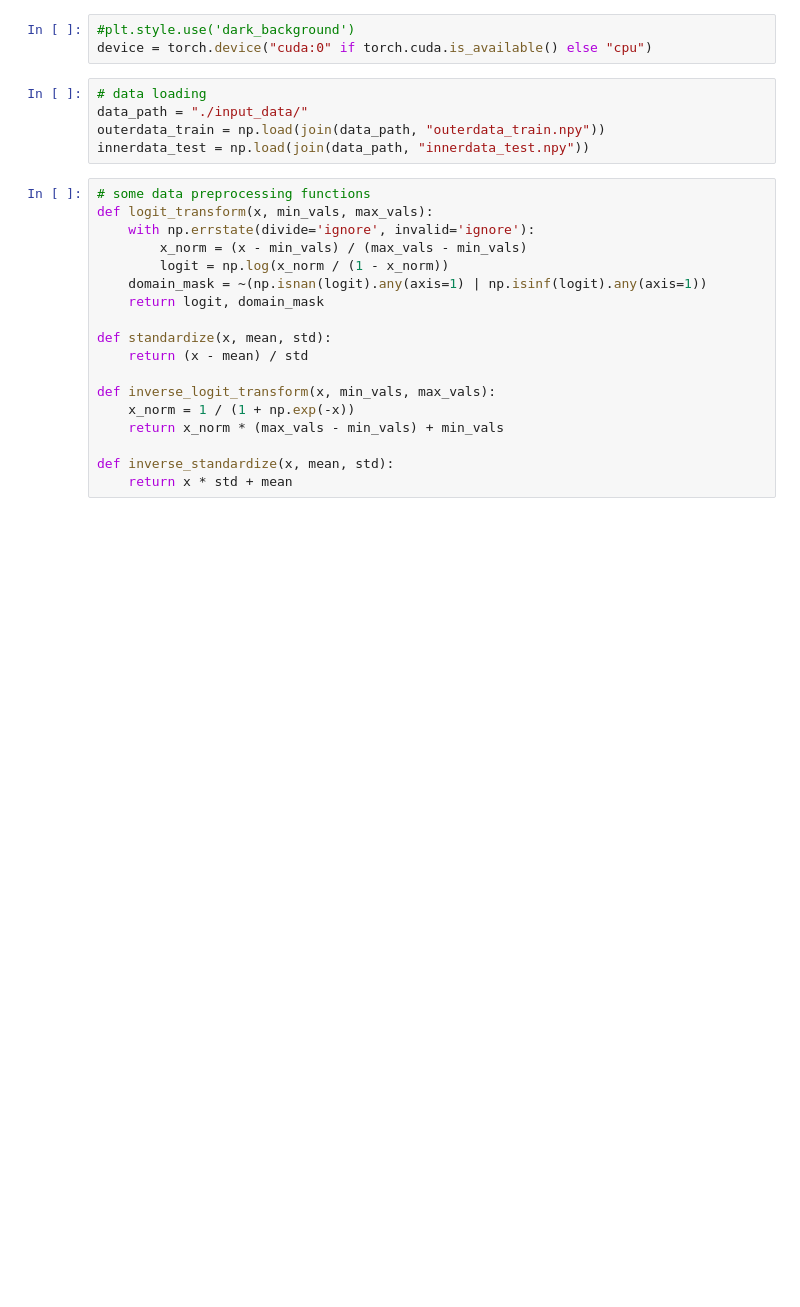
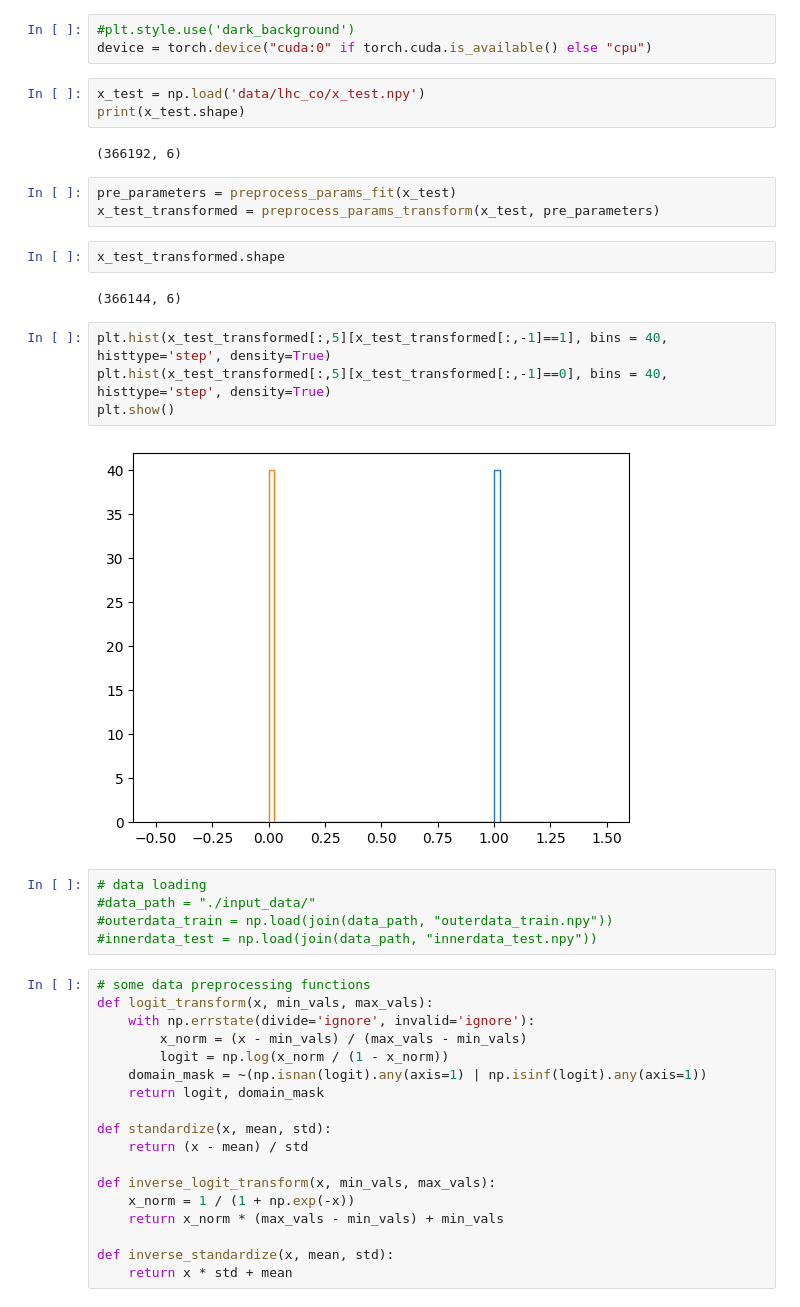
Before and after one commit to rd804/R-ANODE, a Jupyter notebook: notebooks/test_outer_model.ipynb, the cells around one changed output. Saved outputs shown, nothing was run; the diff lists cells and outputs as text; blank space fills up the shorter version.

```diff
--- a/notebooks/test_outer_model.ipynb
+++ b/notebooks/test_outer_model.ipynb
@@ -16,11 +18,29 @@ print(choice)
 # %%
 #plt.style.use('dark_background')
 device = torch.device("cuda:0" if torch.cuda.is_available() else "cpu")
+# %%
+x_test = np.load('data/lhc_co/x_test.npy')
+print(x_test.shape)
+# %% [output]
+(366192, 6)
+# %%
+pre_parameters = preprocess_params_fit(x_test)
+x_test_transformed = preprocess_params_transform(x_test, pre_parameters)
+# %%
+x_test_transformed.shape
+# %% [output]
+(366144, 6)
+# %%
+plt.hist(x_test_transformed[:,5][x_test_transformed[:,-1]==1], bins = 40, histtype='step', density=True)
+plt.hist(x_test_transformed[:,5][x_test_transformed[:,-1]==0], bins = 40, histtype='step', density=True)
+plt.show()
+# %% [output]
+[figure, added]
 # %%
 # data loading
-data_path = "./input_data/"
-outerdata_train = np.load(join(data_path, "outerdata_train.npy"))
-innerdata_test = np.load(join(data_path, "innerdata_test.npy"))
+#data_path = "./input_data/"
+#outerdata_train = np.load(join(data_path, "outerdata_train.npy"))
+#innerdata_test = np.load(join(data_path, "innerdata_test.npy"))
 # %%
 # some data preprocessing functions
 def logit_transform(x, min_vals, max_vals):
```
Also changed, not shown: parts of 14 cells of this notebook, 4 other files.
